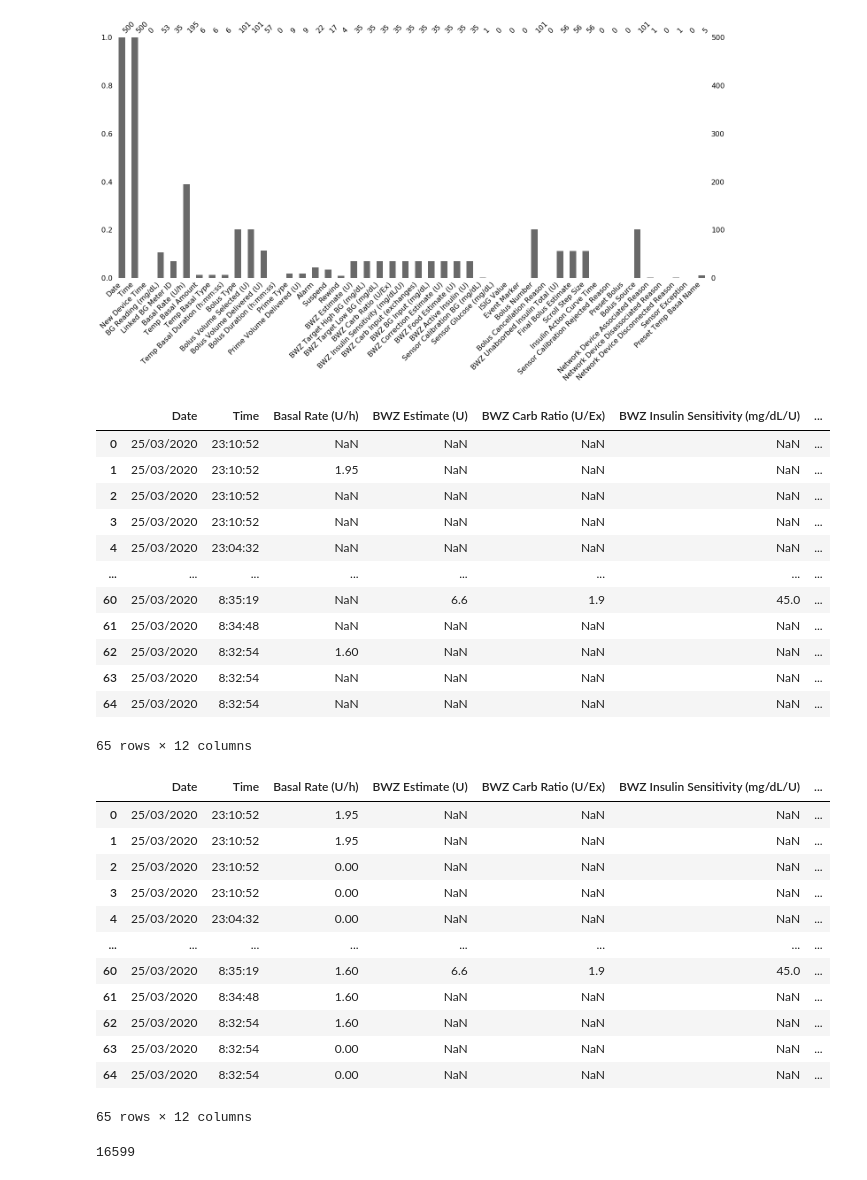
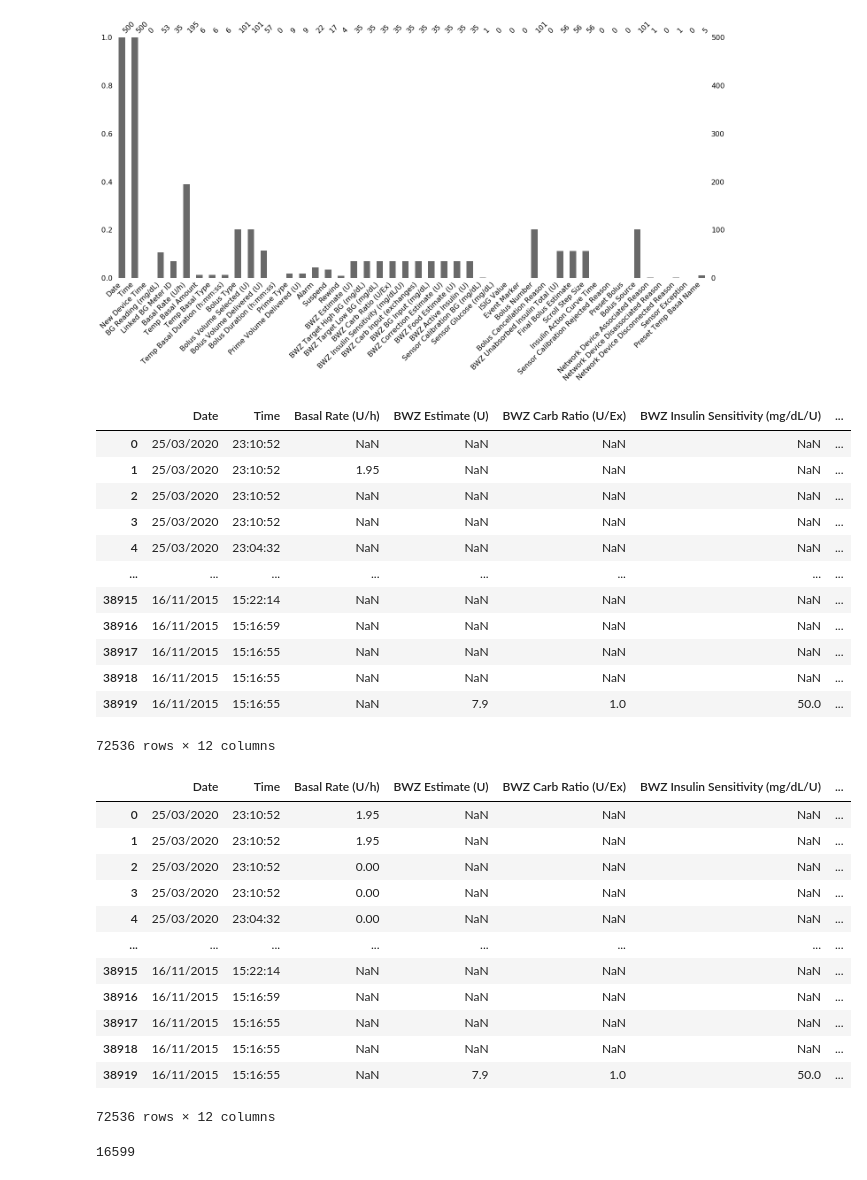
Before and after one commit to Emilioiron/Proyecto_final_Emilio, a Jupyter notebook: notebooks/visualización_y_analisis_datos.ipynb, the cells around one changed output. Saved outputs shown, nothing was run; the diff lists cells and outputs as text; code cells hidden in the pictures.

Commit message:
Data cleaned

```diff
--- a/notebooks/visualización_y_analisis_datos.ipynb
+++ b/notebooks/visualización_y_analisis_datos.ipynb
@@ -152,7 +149,7 @@ drop_columns = ['New Device Time', 'BG Reading (mg/dL)',\
                 'Network Device Disconnected Reason', 'Sensor Exception',\
                 'Preset Temp Basal Name']
 data_cols_goods = data.drop(drop_columns, axis=1)
-data_cols_goods.head(65)
+data_cols_goods
 # %% [output]
 |  | Date | Time | Basal Rate (U/h) | BWZ Estimate (U) | BWZ Carb Ratio (U/Ex) | BWZ Insulin Sensitivity (mg/dL/U) | ... |
 | 0 | 25/03/2020 | 23:10:52 | NaN | NaN | NaN | NaN | ... |
@@ -161,37 +158,37 @@ data_cols_goods.head(65)
 | 3 | 25/03/2020 | 23:10:52 | NaN | NaN | NaN | NaN | ... |
 | 4 | 25/03/2020 | 23:04:32 | NaN | NaN | NaN | NaN | ... |
 | ... | ... | ... | ... | ... | ... | ... | ... |
-| 60 | 25/03/2020 | 8:35:19 | NaN | 6.6 | 1.9 | 45.0 | ... |
-| 61 | 25/03/2020 | 8:34:48 | NaN | NaN | NaN | NaN | ... |
-| 62 | 25/03/2020 | 8:32:54 | 1.60 | NaN | NaN | NaN | ... |
-| 63 | 25/03/2020 | 8:32:54 | NaN | NaN | NaN | NaN | ... |
-| 64 | 25/03/2020 | 8:32:54 | NaN | NaN | NaN | NaN | ... |
+| 38915 | 16/11/2015 | 15:22:14 | NaN | NaN | NaN | NaN | ... |
+| 38916 | 16/11/2015 | 15:16:59 | NaN | NaN | NaN | NaN | ... |
+| 38917 | 16/11/2015 | 15:16:55 | NaN | NaN | NaN | NaN | ... |
+| 38918 | 16/11/2015 | 15:16:55 | NaN | NaN | NaN | NaN | ... |
+| 38919 | 16/11/2015 | 15:16:55 | NaN | 7.9 | 1.0 | 50.0 | ... |
-65 rows × 12 columns
+72536 rows × 12 columns
 # %%
 # Rellenamos los valores nulos de las columnas según los valores que hay por encima.
 # Por el orden en el que salen en el archivo csv necesitamos hacer foward fill (ffill) a BWZ Unabsorbed
 # insulin Total(U/h)
 # y necesitamos hacer back fill (bfill) a la columna de Basal Rate (U/h)
 
 
 data_cols_goods['Basal Rate (U/h)'] = data_cols_goods['Basal Rate (U/h)'].fillna(method ='bfill')
 data_cols_goods['BWZ Unabsorbed Insulin Total (U)']= \
                 data_cols_goods['BWZ Unabsorbed Insulin Total (U)'].fillna(method ='ffill')
-data_cols_goods.head(65)
+data_cols_goods
 # %% [output]
 |  | Date | Time | Basal Rate (U/h) | BWZ Estimate (U) | BWZ Carb Ratio (U/Ex) | BWZ Insulin Sensitivity (mg/dL/U) | ... |
 | 0 | 25/03/2020 | 23:10:52 | 1.95 | NaN | NaN | NaN | ... |
 | 1 | 25/03/2020 | 23:10:52 | 1.95 | NaN | NaN | NaN | ... |
 | 2 | 25/03/2020 | 23:10:52 | 0.00 | NaN | NaN | NaN | ... |
 | 3 | 25/03/2020 | 23:10:52 | 0.00 | NaN | NaN | NaN | ... |
 | 4 | 25/03/2020 | 23:04:32 | 0.00 | NaN | NaN | NaN | ... |
 | ... | ... | ... | ... | ... | ... | ... | ... |
-| 60 | 25/03/2020 | 8:35:19 | 1.60 | 6.6 | 1.9 | 45.0 | ... |
-| 61 | 25/03/2020 | 8:34:48 | 1.60 | NaN | NaN | NaN | ... |
-| 62 | 25/03/2020 | 8:32:54 | 1.60 | NaN | NaN | NaN | ... |
-| 63 | 25/03/2020 | 8:32:54 | 0.00 | NaN | NaN | NaN | ... |
-| 64 | 25/03/2020 | 8:32:54 | 0.00 | NaN | NaN | NaN | ... |
+| 38915 | 16/11/2015 | 15:22:14 | NaN | NaN | NaN | NaN | ... |
+| 38916 | 16/11/2015 | 15:16:59 | NaN | NaN | NaN | NaN | ... |
+| 38917 | 16/11/2015 | 15:16:55 | NaN | NaN | NaN | NaN | ... |
+| 38918 | 16/11/2015 | 15:16:55 | NaN | NaN | NaN | NaN | ... |
+| 38919 | 16/11/2015 | 15:16:55 | NaN | 7.9 | 1.0 | 50.0 | ... |
-65 rows × 12 columns
+72536 rows × 12 columns
 # %%
 # Eliminamos filas que están repetidas
 data_cols_goods.duplicated().sum()
```
Also changed, not shown: parts of 21 cells of this notebook, 6 other files.
